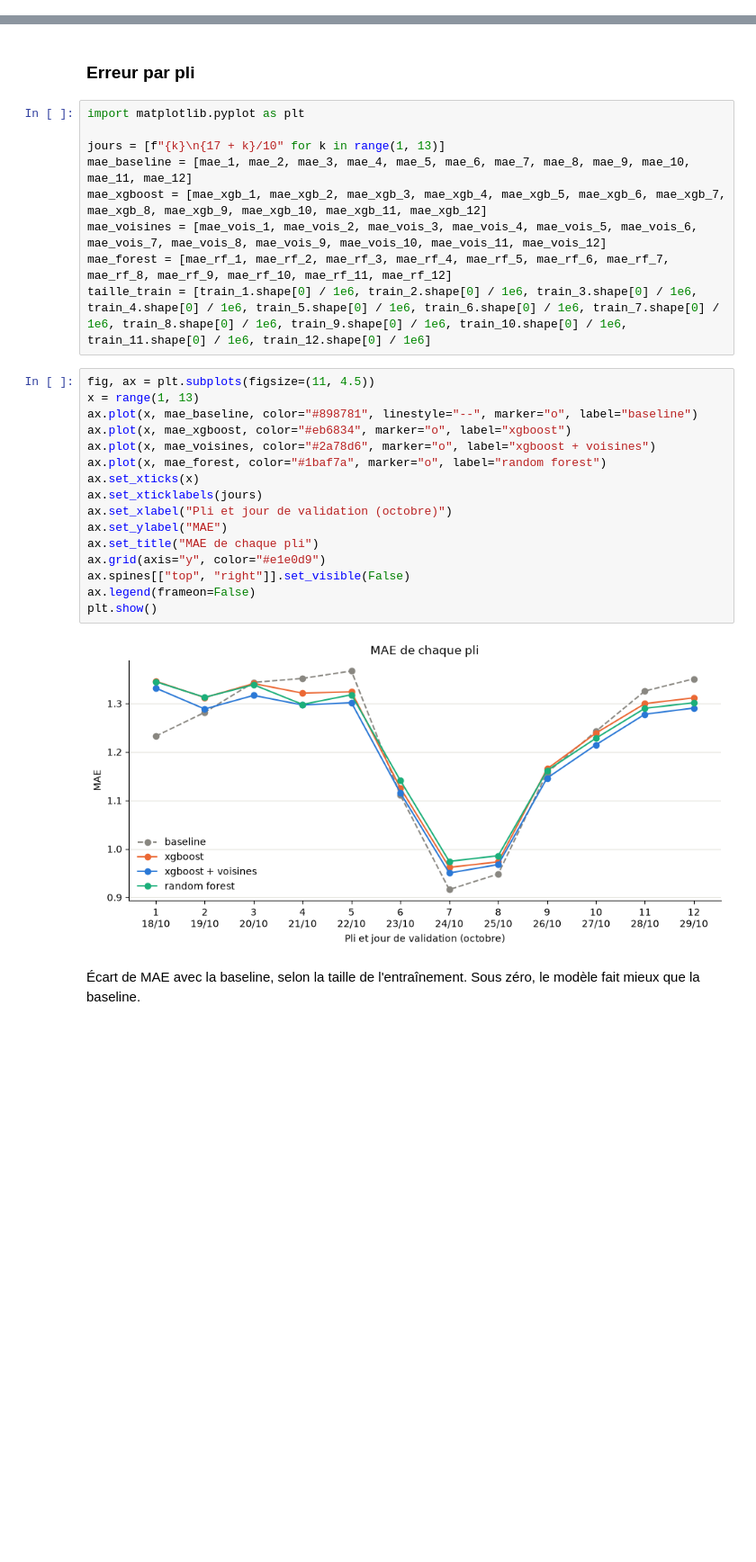
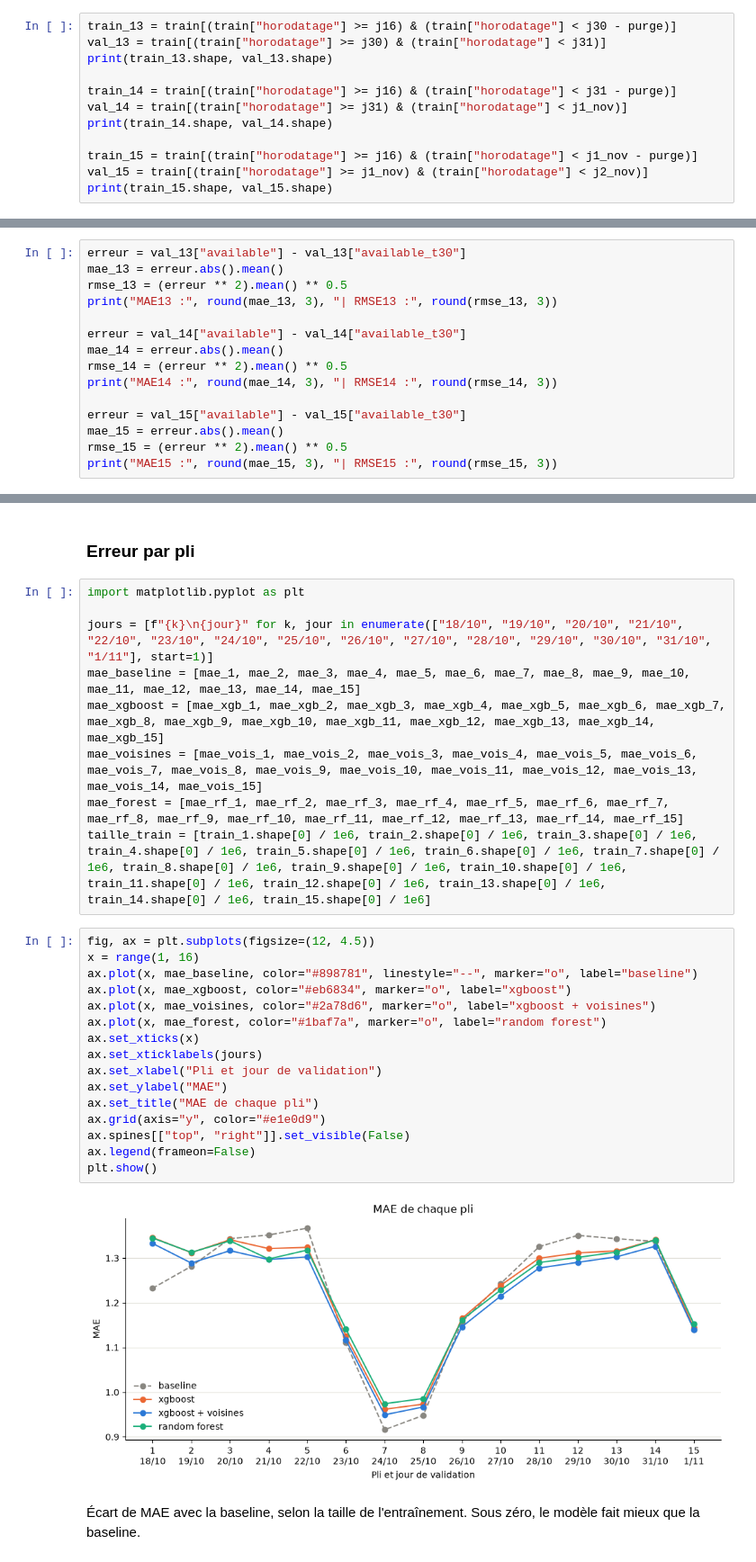
Before and after one commit to PorcherLeo/ProjetDataScience, a Jupyter notebook: 02-modelisation.ipynb, the cells around one changed output, grey strips where cells are left out. Shown at 90% size. Saved outputs shown, nothing was run; the diff lists cells and outputs as text; blank space fills up the shorter version.

```diff
--- a/02-modelisation.ipynb
+++ b/02-modelisation.ipynb
@@ -243,0 +250,12 @@ print(train_12.shape, val_12.shape)
+# %%
+train_13 = train[(train["horodatage"] >= j16) & (train["horodatage"] < j30 - purge)]
+val_13 = train[(train["horodatage"] >= j30) & (train["horodatage"] < j31)]
+print(train_13.shape, val_13.shape)
+
+train_14 = train[(train["horodatage"] >= j16) & (train["horodatage"] < j31 - purge)]
+val_14 = train[(train["horodatage"] >= j31) & (train["horodatage"] < j1_nov)]
+print(train_14.shape, val_14.shape)
+
+train_15 = train[(train["horodatage"] >= j16) & (train["horodatage"] < j1_nov - purge)]
+val_15 = train[(train["horodatage"] >= j1_nov) & (train["horodatage"] < j2_nov)]
+print(train_15.shape, val_15.shape)
@@ -377,0 +402,15 @@ MAE12 : 1.351 | RMSE12 : 2.266
+# %%
+erreur = val_13["available"] - val_13["available_t30"]
+mae_13 = erreur.abs().mean()
+rmse_13 = (erreur ** 2).mean() ** 0.5
+print("MAE13 :", round(mae_13, 3), "| RMSE13 :", round(rmse_13, 3))
+
+erreur = val_14["available"] - val_14["available_t30"]
+mae_14 = erreur.abs().mean()
+rmse_14 = (erreur ** 2).mean() ** 0.5
+print("MAE14 :", round(mae_14, 3), "| RMSE14 :", round(rmse_14, 3))
+
+erreur = val_15["available"] - val_15["available_t30"]
+mae_15 = erreur.abs().mean()
+rmse_15 = (erreur ** 2).mean() ** 0.5
+print("MAE15 :", round(mae_15, 3), "| RMSE15 :", round(rmse_15, 3))
@@ -1050,30 +1216,30 @@ comparaison.round(3)
 # %%
 import matplotlib.pyplot as plt
 
-jours = [f"{k}\n{17 + k}/10" for k in range(1, 13)]
-mae_baseline = [mae_1, mae_2, mae_3, mae_4, mae_5, mae_6, mae_7, mae_8, mae_9, mae_10, mae_11, mae_12]
-mae_xgboost = [mae_xgb_1, mae_xgb_2, mae_xgb_3, mae_xgb_4, mae_xgb_5, mae_xgb_6, mae_xgb_7, mae_xgb_8, mae_xgb_9, mae_xgb_10, mae_xgb_11, mae_xgb_12]
-mae_voisines = [mae_vois_1, mae_vois_2, mae_vois_3, mae_vois_4, mae_vois_5, mae_vois_6, mae_vois_7, mae_vois_8, mae_vois_9, mae_vois_10, mae_vois_11, mae_vois_12]
-mae_forest = [mae_rf_1, mae_rf_2, mae_rf_3, mae_rf_4, mae_rf_5, mae_rf_6, mae_rf_7, mae_rf_8, mae_rf_9, mae_rf_10, mae_rf_11, mae_rf_12]
-taille_train = [train_1.shape[0] / 1e6, train_2.shape[0] / 1e6, train_3.shape[0] / 1e6, train_4.shape[0] / 1e6, train_5.shape[0] / 1e6, train_6.shape[0] / 1e6, train_7.shape[0] / 1e6, train_8.shape[0] / 1e6, train_9.shape[0] / 1e6, train_10.shape[0] / 1e6, train_11.shape[0] / 1e6, train_12.shape[0] / 1e6]
+jours = [f"{k}\n{jour}" for k, jour in enumerate(["18/10", "19/10", "20/10", "21/10", "22/10", "23/10", "24/10", "25/10", "26/10", "27/10", "28/10", "29/10", "30/10", "31/10", "1/11"], start=1)]
+mae_baseline = [mae_1, mae_2, mae_3, mae_4, mae_5, mae_6, mae_7, mae_8, mae_9, mae_10, mae_11, mae_12, mae_13, mae_14, mae_15]
+mae_xgboost = [mae_xgb_1, mae_xgb_2, mae_xgb_3, mae_xgb_4, mae_xgb_5, mae_xgb_6, mae_xgb_7, mae_xgb_8, mae_xgb_9, mae_xgb_10, mae_xgb_11, mae_xgb_12, mae_xgb_13, mae_xgb_14, mae_xgb_15]
+mae_voisines = [mae_vois_1, mae_vois_2, mae_vois_3, mae_vois_4, mae_vois_5, mae_vois_6, mae_vois_7, mae_vois_8, mae_vois_9, mae_vois_10, mae_vois_11, mae_vois_12, mae_vois_13, mae_vois_14, mae_vois_15]
+mae_forest = [mae_rf_1, mae_rf_2, mae_rf_3, mae_rf_4, mae_rf_5, mae_rf_6, mae_rf_7, mae_rf_8, mae_rf_9, mae_rf_10, mae_rf_11, mae_rf_12, mae_rf_13, mae_rf_14, mae_rf_15]
+taille_train = [train_1.shape[0] / 1e6, train_2.shape[0] / 1e6, train_3.shape[0] / 1e6, train_4.shape[0] / 1e6, train_5.shape[0] / 1e6, train_6.shape[0] / 1e6, train_7.shape[0] / 1e6, train_8.shape[0] / 1e6, train_9.shape[0] / 1e6, train_10.shape[0] / 1e6, train_11.shape[0] / 1e6, train_12.shape[0] / 1e6, train_13.shape[0] / 1e6, train_14.shape[0] / 1e6, train_15.shape[0] / 1e6]
 # %%
-fig, ax = plt.subplots(figsize=(11, 4.5))
-x = range(1, 13)
+fig, ax = plt.subplots(figsize=(12, 4.5))
+x = range(1, 16)
 ax.plot(x, mae_baseline, color="#898781", linestyle="--", marker="o", label="baseline")
 ax.plot(x, mae_xgboost, color="#eb6834", marker="o", label="xgboost")
 ax.plot(x, mae_voisines, color="#2a78d6", marker="o", label="xgboost + voisines")
 ax.plot(x, mae_forest, color="#1baf7a", marker="o", label="random forest")
 ax.set_xticks(x)
 ax.set_xticklabels(jours)
-ax.set_xlabel("Pli et jour de validation (octobre)")
+ax.set_xlabel("Pli et jour de validation")
 ax.set_ylabel("MAE")
 ax.set_title("MAE de chaque pli")
 ax.grid(axis="y", color="#e1e0d9")
 ax.spines[["top", "right"]].set_visible(False)
 ax.legend(frameon=False)
 plt.show()
 # %% [output]
-[figure, old version]
+[figure, new version]
 # %% [markdown]
 Écart de MAE avec la baseline, selon la taille de l'entraînement. Sous zéro, le modèle fait mieux que la baseline.
 # %%
```
Also changed, not shown: parts of 55 cells of this notebook, 3 other files.
